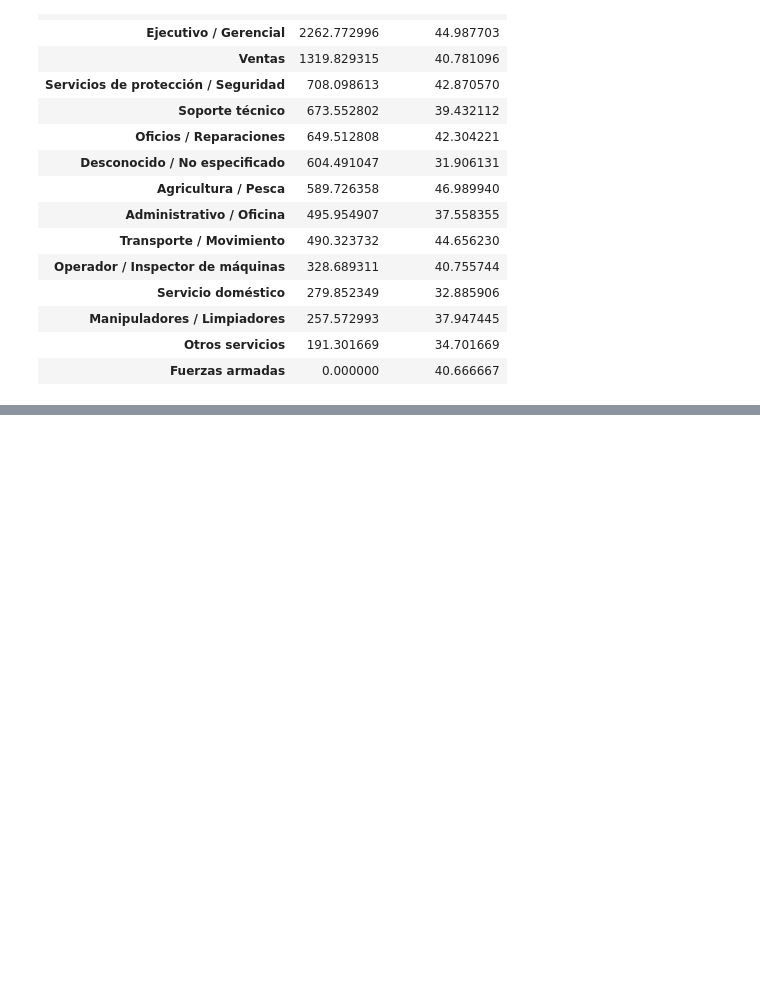
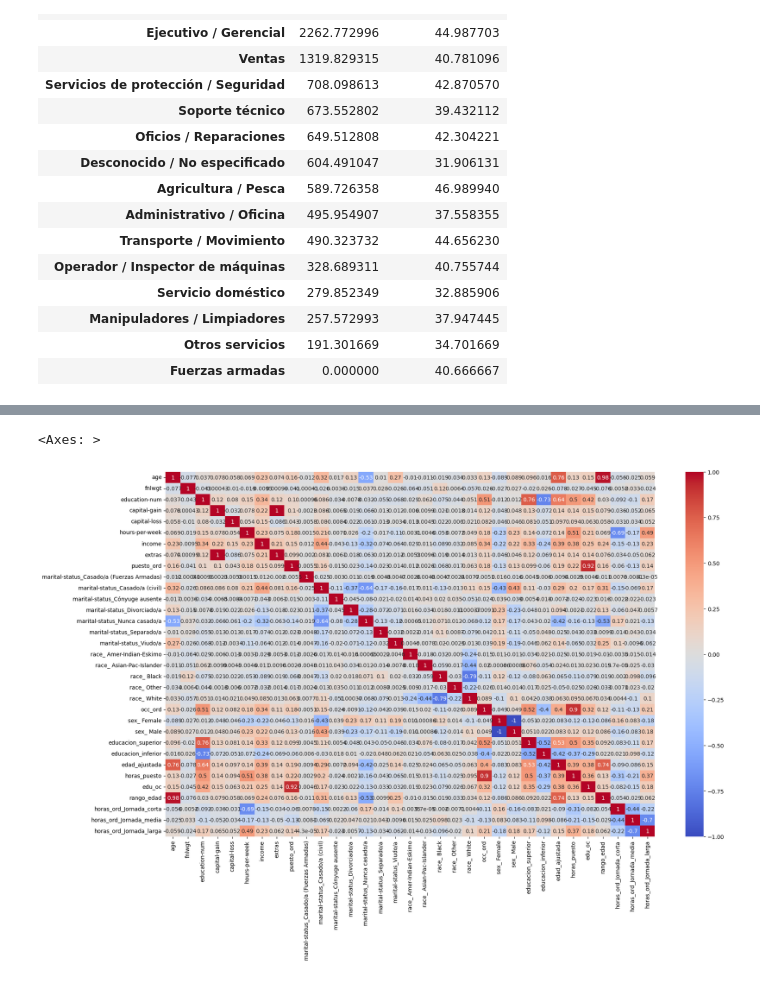
Before and after one commit to Rafacercos/Proyecto_ML, a Jupyter notebook: Data/Feature engineering.ipynb, the cells around one changed output, grey strips where cells are left out. Drawn from its saved outputs; the diff is of its cells as text; code cells hidden in the pictures; blank space fills up the shorter version.

```diff
--- a/Data/Feature engineering.ipynb
+++ b/Data/Feature engineering.ipynb
@@ -285,0 +294,9 @@ memory usage: 4.2+ MB
+# %%
+df["horas_puesto"] = df["hours-per-week"] * df["occ_ord"]
+# %%
+df["edu_oc"] = df["education-num"] * df["puesto_ord"]
+# %%
+df["rango_edad"] = pd.cut(df["age"], bins=[0, 25, 35, 45, 55, 65,100], labels=False)
+# %%
+df["horas_ord"] = pd.cut(df["hours-per-week"], bins=[0, 25, 40, 60], labels=["Jornada_corta", "Jornada_media", "Jornada_larga"])
+df = pd.get_dummies(df, columns=["horas_ord"])
@@ -285,0 +315,6 @@ memory usage: 4.2+ MB
+# %%
+plt.figure(figsize=(20,12))
+sns.heatmap(df.corr(numeric_only=True),annot=True,vmin=-1,cmap="coolwarm")
+# %% [output]
+<Axes: >
+[figure, added]
```
Also changed, not shown: parts of 10 cells of this notebook, 3 other files.
